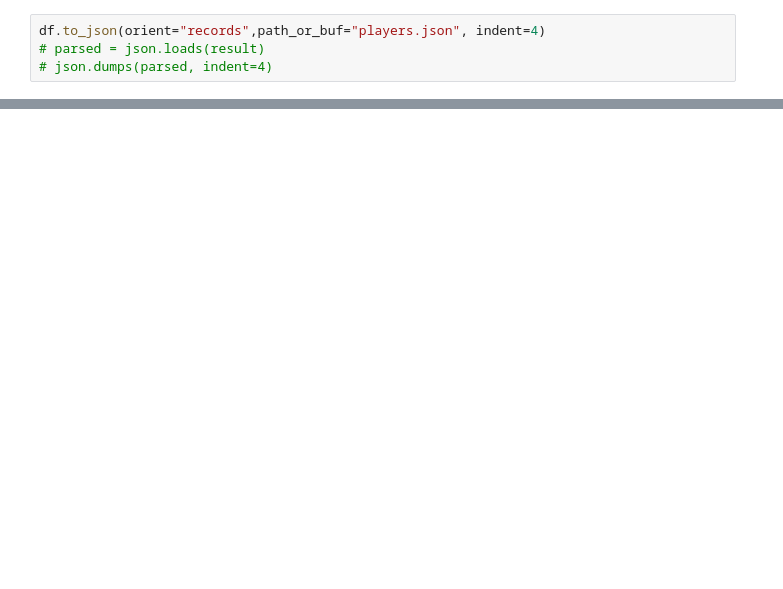
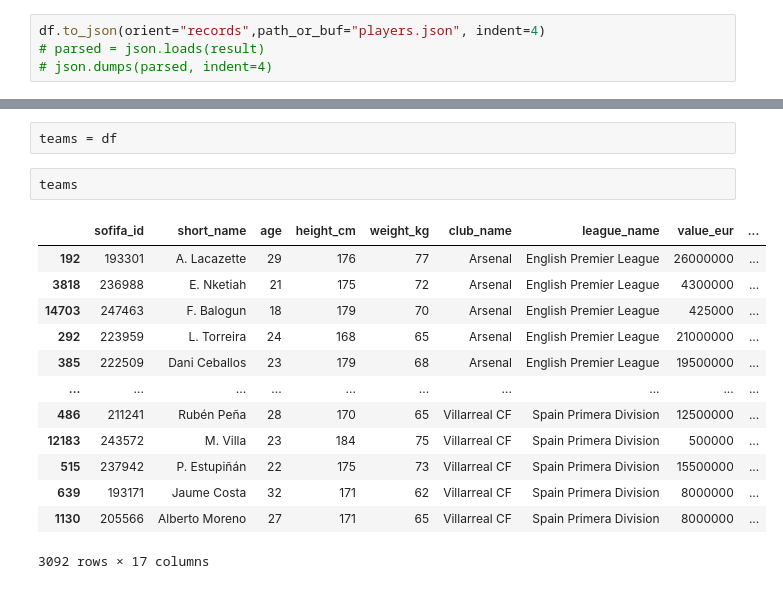
Before and after one commit to mdelia17/infovis-fifa, a Jupyter notebook: data/processing.ipynb, the cells around one changed output, grey strips where cells are left out. Drawn from its saved outputs; the diff is of its cells as text; blank space fills up the shorter version.

```diff
--- a/data/processing.ipynb
+++ b/data/processing.ipynb
@@ -361,0 +373,18 @@ df.to_json(orient="records",path_or_buf="players.json", indent=4)
+# %%
+teams = df
+# %%
+teams
+# %% [output]
+|  | sofifa_id | short_name | age | height_cm | weight_kg | club_name | league_name | value_eur | ... |
+| 192 | 193301 | A. Lacazette | 29 | 176 | 77 | Arsenal | English Premier League | 26000000 | ... |
+| 3818 | 236988 | E. Nketiah | 21 | 175 | 72 | Arsenal | English Premier League | 4300000 | ... |
+| 14703 | 247463 | F. Balogun | 18 | 179 | 70 | Arsenal | English Premier League | 425000 | ... |
+| 292 | 223959 | L. Torreira | 24 | 168 | 65 | Arsenal | English Premier League | 21000000 | ... |
+| 385 | 222509 | Dani Ceballos | 23 | 179 | 68 | Arsenal | English Premier League | 19500000 | ... |
+| ... | ... | ... | ... | ... | ... | ... | ... | ... | ... |
+| 486 | 211241 | Rubén Peña | 28 | 170 | 65 | Villarreal CF | Spain Primera Division | 12500000 | ... |
+| 12183 | 243572 | M. Villa | 23 | 184 | 75 | Villarreal CF | Spain Primera Division | 500000 | ... |
+| 515 | 237942 | P. Estupiñán | 22 | 175 | 73 | Villarreal CF | Spain Primera Division | 15500000 | ... |
+| 639 | 193171 | Jaume Costa | 32 | 171 | 62 | Villarreal CF | Spain Primera Division | 8000000 | ... |
+| 1130 | 205566 | Alberto Moreno | 27 | 171 | 65 | Villarreal CF | Spain Primera Division | 8000000 | ... |
+3092 rows × 17 columns
```
Also changed, not shown: parts of 22 cells of this notebook, 2 other files.
